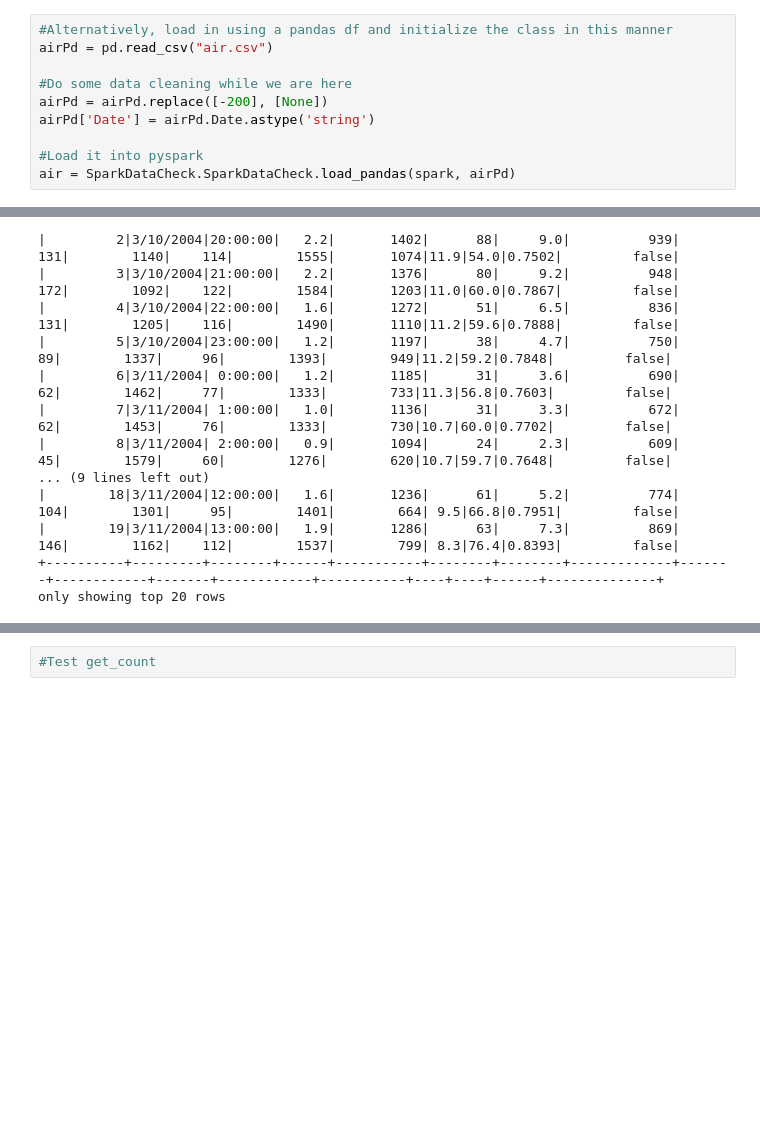
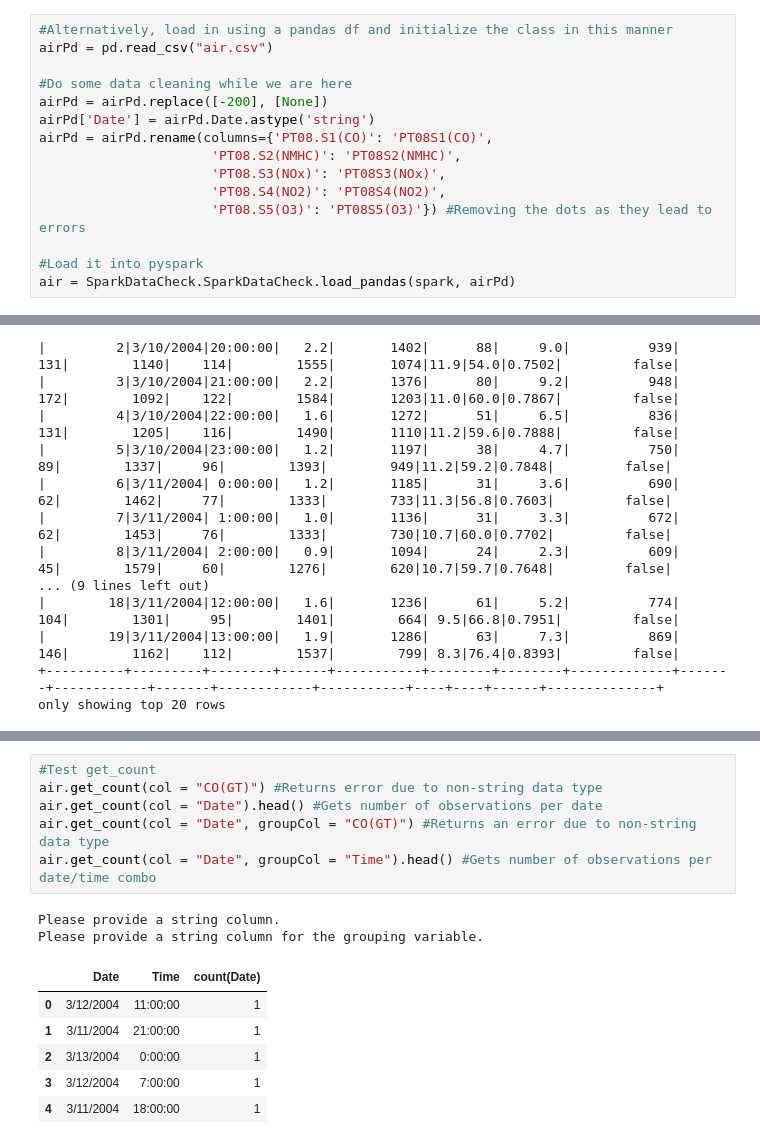
Before and after one commit to mscampb4-ncsu/ST554-Project2, a Jupyter notebook: Project2Notebook.ipynb, the cells around one changed output, grey strips where cells are left out. Drawn from its saved outputs; the diff is of its cells as text; blank space fills up the shorter version.

```diff
--- a/Project2Notebook.ipynb
+++ b/Project2Notebook.ipynb
@@ -47,6 +42,11 @@ airPd = pd.read_csv("air.csv")
 #Do some data cleaning while we are here
 airPd = airPd.replace([-200], [None])
 airPd['Date'] = airPd.Date.astype('string')
+airPd = airPd.rename(columns={'PT08.S1(CO)': 'PT08S1(CO)',
+                      'PT08.S2(NMHC)': 'PT08S2(NMHC)',
+                      'PT08.S3(NOx)': 'PT08S3(NOx)',
+                      'PT08.S4(NO2)': 'PT08S4(NO2)',
+                      'PT08.S5(O3)': 'PT08S5(O3)'}) #Removing the dots as they lead to errors
 
 #Load it into pyspark
 air = SparkDataCheck.SparkDataCheck.load_pandas(spark, airPd)
@@ -125,2 +132,15 @@ only showing top 20 rows
 # %%
 #Test get_count
+air.get_count(col = "CO(GT)") #Returns error due to non-string data type
+air.get_count(col = "Date").head() #Gets number of observations per date
+air.get_count(col = "Date", groupCol = "CO(GT)") #Returns an error due to non-string data type
+air.get_count(col = "Date", groupCol = "Time").head() #Gets number of observations per date/time combo
+# %% [output]
+Please provide a string column.
+Please provide a string column for the grouping variable.
+|  | Date | Time | count(Date) |
+| 0 | 3/12/2004 | 11:00:00 | 1 |
+| 1 | 3/11/2004 | 21:00:00 | 1 |
+| 2 | 3/13/2004 | 0:00:00 | 1 |
+| 3 | 3/12/2004 | 7:00:00 | 1 |
+| 4 | 3/11/2004 | 18:00:00 | 1 |
```
Also changed, not shown: parts of 4 cells of this notebook, 1 other file.
